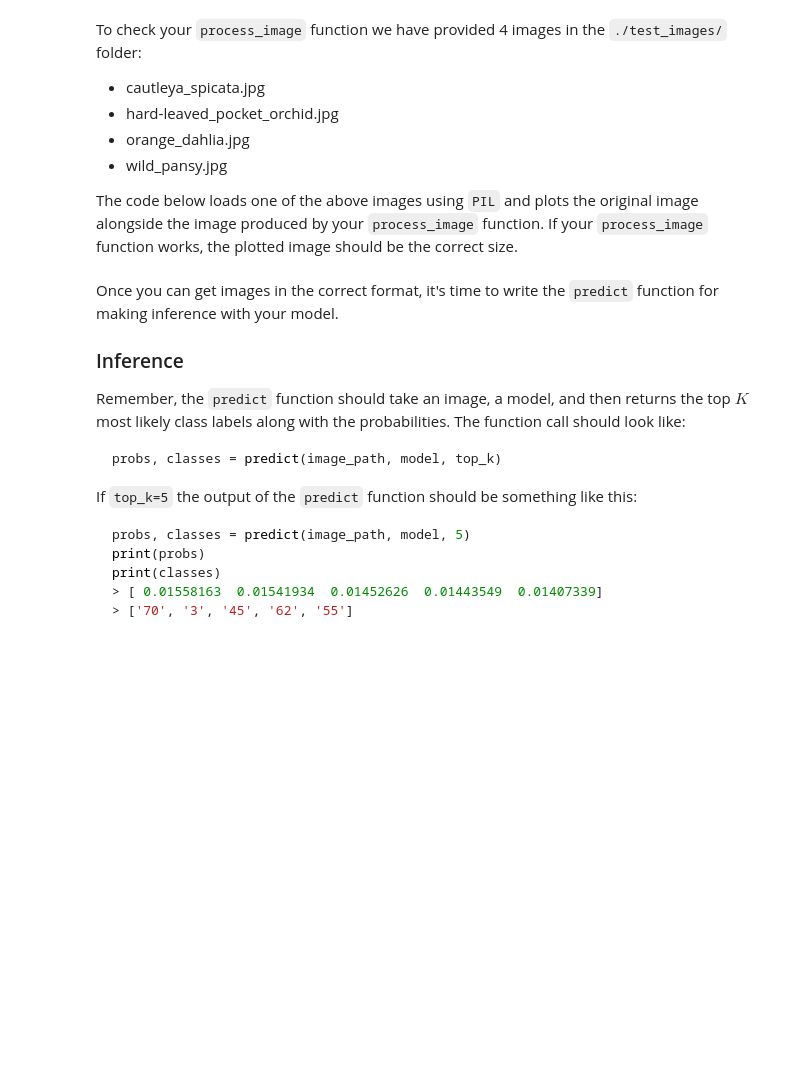
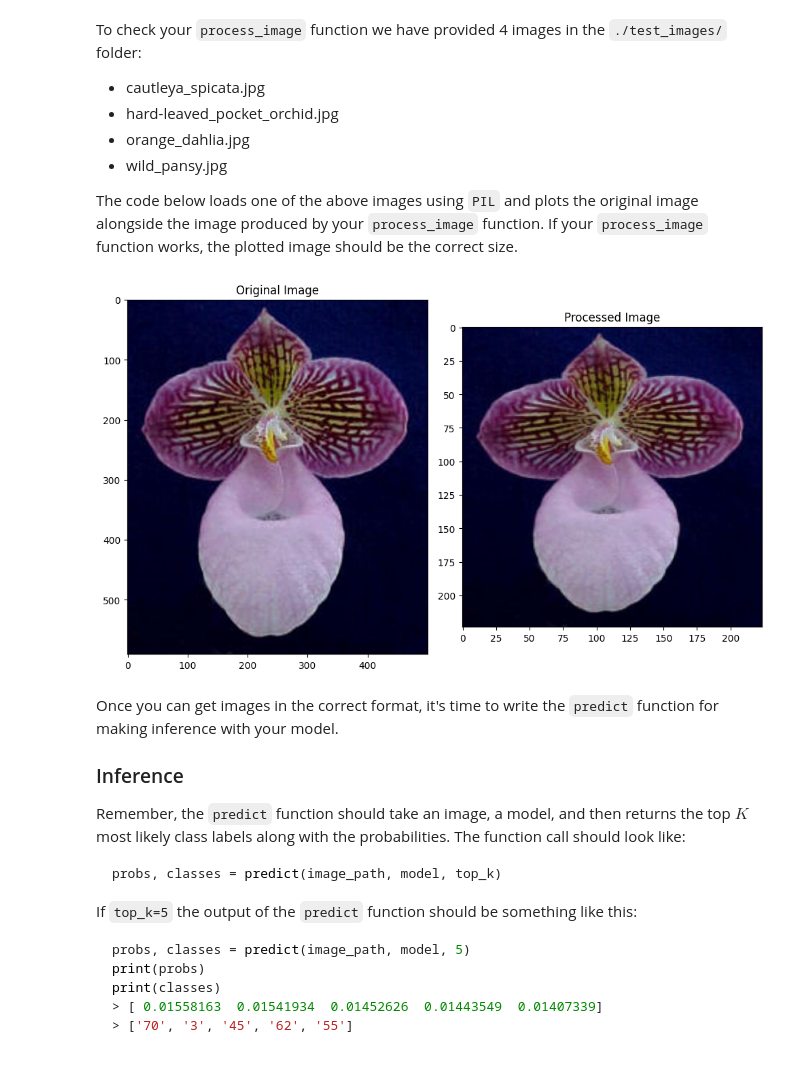
Before and after one commit to Walaessam27/Image-Classifier, a Jupyter notebook: projects/p2_image_classifier/Project_Image_Classifier_Project.ipynb, the cells around one changed output. Saved outputs shown, nothing was run; the diff lists cells and outputs as text; code cells hidden in the pictures; blank space fills up the shorter version.

```diff
--- a/projects/p2_image_classifier/Project_Image_Classifier_Project.ipynb
+++ b/projects/p2_image_classifier/Project_Image_Classifier_Project.ipynb
@@ -298,20 +387,38 @@ To check your `process_image` function we have provided 4 images in the `./test_
 The code below loads one of the above images using `PIL` and plots the original image alongside the image produced by your `process_image` function. If your `process_image` function works, the plotted image should be the correct size.
 # %%
 from PIL import Image
+
+# Define process_image
+def process_image(image):
+    image = tf.image.resize(image, (224, 224)) / 255.0
+    return image.numpy()
+# Define predict function
+def predict(image_path, model, top_k=5):
+    image = Image.open(image_path)
+    image = np.asarray(image)
+    image = process_image(image)
+    image = np.expand_dims(image, axis=0)
+    predictions = model.predict(image)[0]
+    top_k_indices = predictions.argsort()[-top_k:][::-1]
+    return predictions[top_k_indices], top_k_indices
+
+
 
 image_path = './test_images/hard-leaved_pocket_orchid.jpg'
 im = Image.open(image_path)
 test_image = np.asarray(im)
 
 processed_test_image = process_image(test_image)
 
 fig, (ax1, ax2) = plt.subplots(figsize=(10,10), ncols=2)
 ax1.imshow(test_image)
 ax1.set_title('Original Image')
 ax2.imshow(processed_test_image)
 ax2.set_title('Processed Image')
 plt.tight_layout()
 plt.show()
+# %% [output]
+[figure, added]
 # %% [markdown]
 Once you can get images in the correct format, it's time to write the `predict` function for making inference with your model.
 
```
Also changed, not shown: parts of 12 cells of this notebook, 2 other files.
